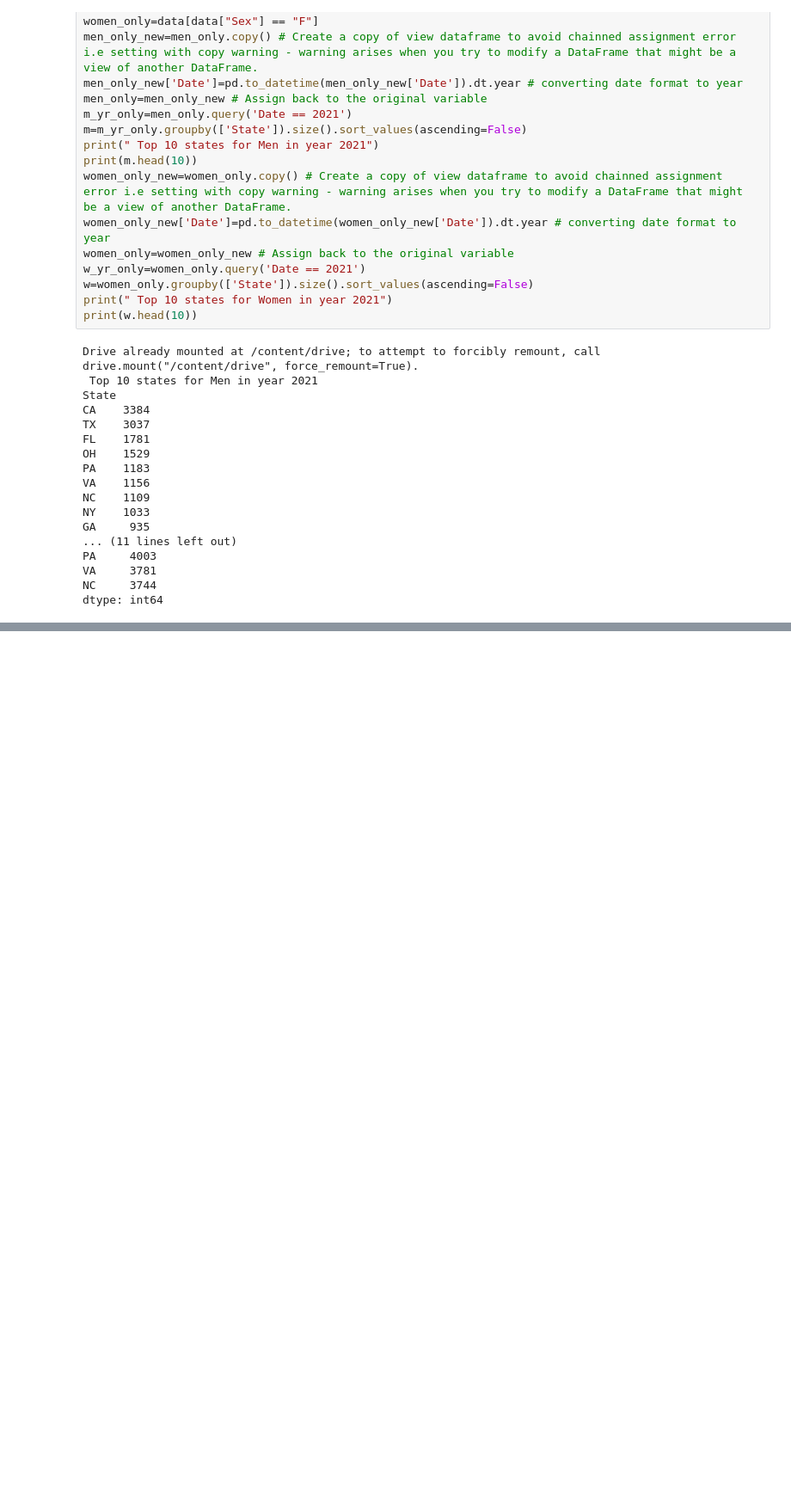
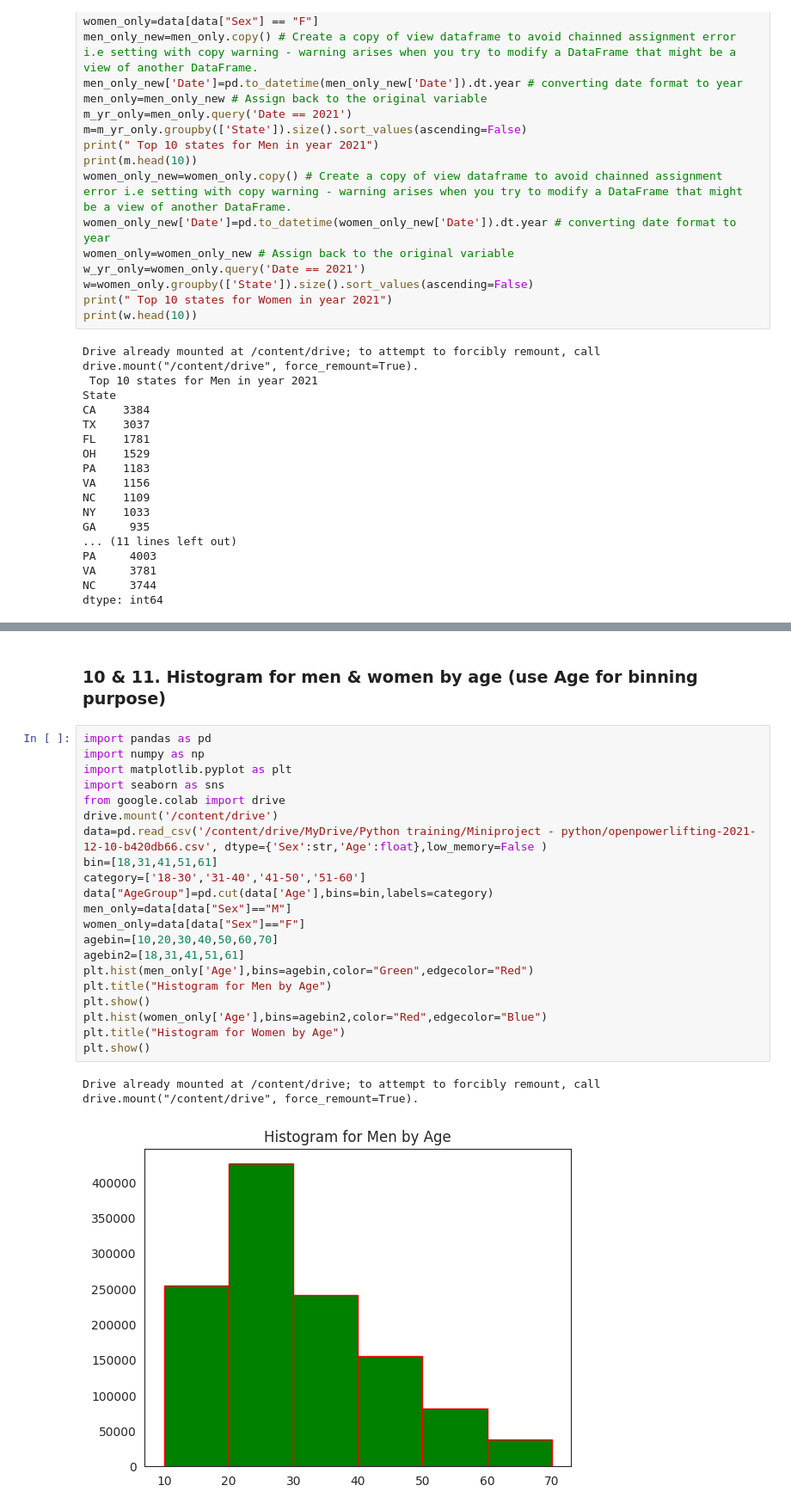
Before and after one commit to VidhyaKishor27/Pythonbasic, a Jupyter notebook: Python_miniproject_powerlifting.ipynb, the cells around one changed output, grey strips where cells are left out. Shown at 86% size. Cells and saved outputs as stored; diff of their text form; blank space fills up the shorter version.

```diff
--- a/Python_miniproject_powerlifting.ipynb
+++ b/Python_miniproject_powerlifting.ipynb
@@ -117,0 +179,26 @@ plt.show()
+# %% [markdown]
+### 10 & 11. Histogram for men & women by age (use Age for binning purpose)
+# %%
+import pandas as pd
+import numpy as np
+import matplotlib.pyplot as plt
+import seaborn as sns
+from google.colab import drive
+drive.mount('/content/drive')
+data=pd.read_csv('/content/drive/MyDrive/Python training/Miniproject - python/openpowerlifting-2021-12-10-b420db66.csv', dtype={'Sex':str,'Age':float},low_memory=False )
+bin=[18,31,41,51,61]
+category=['18-30','31-40','41-50','51-60']
+data["AgeGroup"]=pd.cut(data['Age'],bins=bin,labels=category)
+men_only=data[data["Sex"]=="M"]
+women_only=data[data["Sex"]=="F"]
+agebin=[10,20,30,40,50,60,70]
+agebin2=[18,31,41,51,61]
+plt.hist(men_only['Age'],bins=agebin,color="Green",edgecolor="Red")
+plt.title("Histogram for Men by Age")
+plt.show()
+plt.hist(women_only['Age'],bins=agebin2,color="Red",edgecolor="Blue")
+plt.title("Histogram for Women by Age")
+plt.show()
+# %% [output]
+Drive already mounted at /content/drive; to attempt to forcibly remount, call drive.mount("/content/drive", force_remount=True).
+[figure, added]
```
Also changed, not shown: parts of 10 cells of this notebook.
